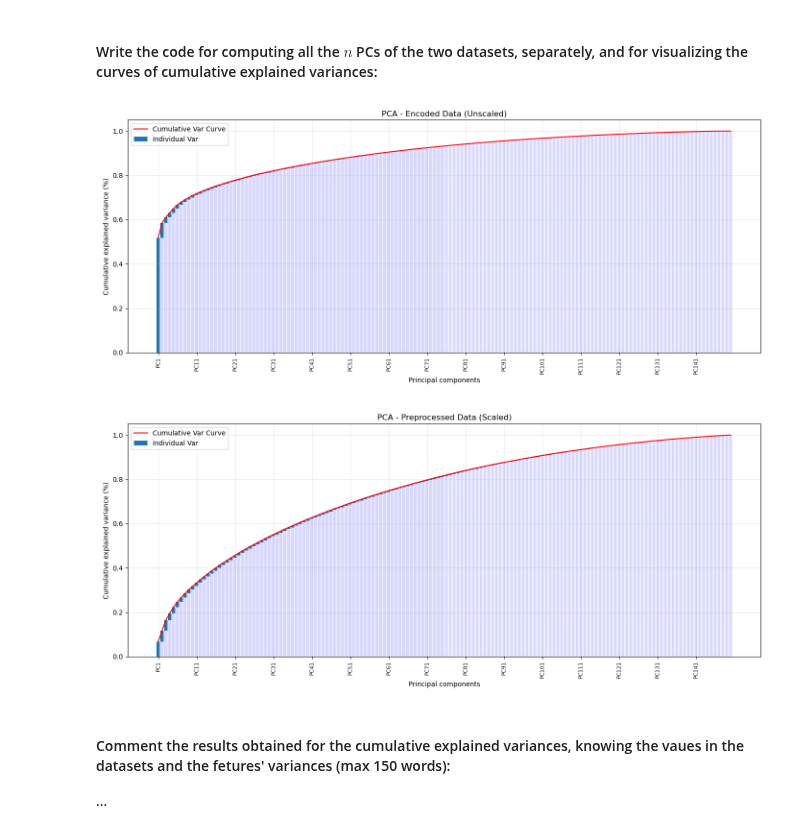
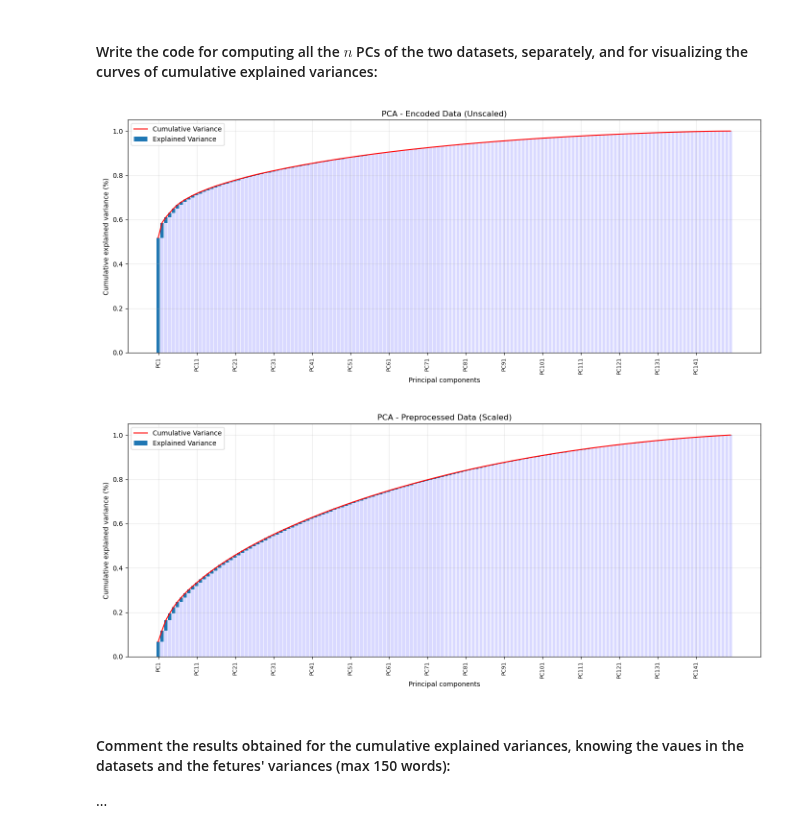
Before and after one commit to giorgiozoccatelli/ComputationalLinearAlgebra, a Jupyter notebook: PCA/HWpca2526_Rossi_Zoccatelli.ipynb, the cells around one changed output. Saved outputs shown, nothing was run; the diff lists cells and outputs as text; code cells hidden in the pictures.

```diff
--- a/PCA/HWpca2526_Rossi_Zoccatelli.ipynb
+++ b/PCA/HWpca2526_Rossi_Zoccatelli.ipynb
@@ -395,37 +395,37 @@ pca_pp.fit(responses_ft_pp)
 def plot_pca_cumulative(pca, title):
     n_features = pca.n_features_in_
     plt.figure(figsize=(14, 6))
 
     plt.bar(np.arange(n_features),
             pca.explained_variance_ratio_,
             bottom=np.insert(np.cumsum(pca.explained_variance_ratio_), 0, 0)[:-1],
-            label='Individual Var')
+            label='Explained Variance')
 
     plt.bar(np.arange(n_features),
             np.insert(np.cumsum(pca.explained_variance_ratio_), 0, 0)[:-1],
             color='b', alpha=0.15)
 
-    plt.plot(np.cumsum(pca.explained_variance_ratio_), 'r', label='Cumulative Var Curve')
+    plt.plot(np.cumsum(pca.explained_variance_ratio_), 'r', label='Cumulative Variance')
 
     plt.title(title)
     step = 10
     ticks_loc = np.arange(0, n_features, step)
     ticks_lab = [f'PC{i+1}' for i in range(0, n_features, step)]
     plt.xticks(ticks=ticks_loc, labels=ticks_lab, rotation=90, fontsize=8)
 
     plt.xlabel('Principal components')
     plt.ylabel('Cumulative explained variance (%)')
     plt.grid(alpha=0.3)
     plt.legend()
     plt.tight_layout()
     plt.show()
 
 
 plot_pca_cumulative(pca_enc, 'PCA - Encoded Data (Unscaled)')
 plot_pca_cumulative(pca_pp, 'PCA - Preprocessed Data (Scaled)')
 # %% [output]
-[figure, old version]
+[figure, new version]
-[figure, old version]
+[figure, new version]
 # %% [markdown]
 #### Comment the results obtained for the cumulative explained variances, knowing the vaues in the datasets and the fetures' variances (max 150 words):
 
```
